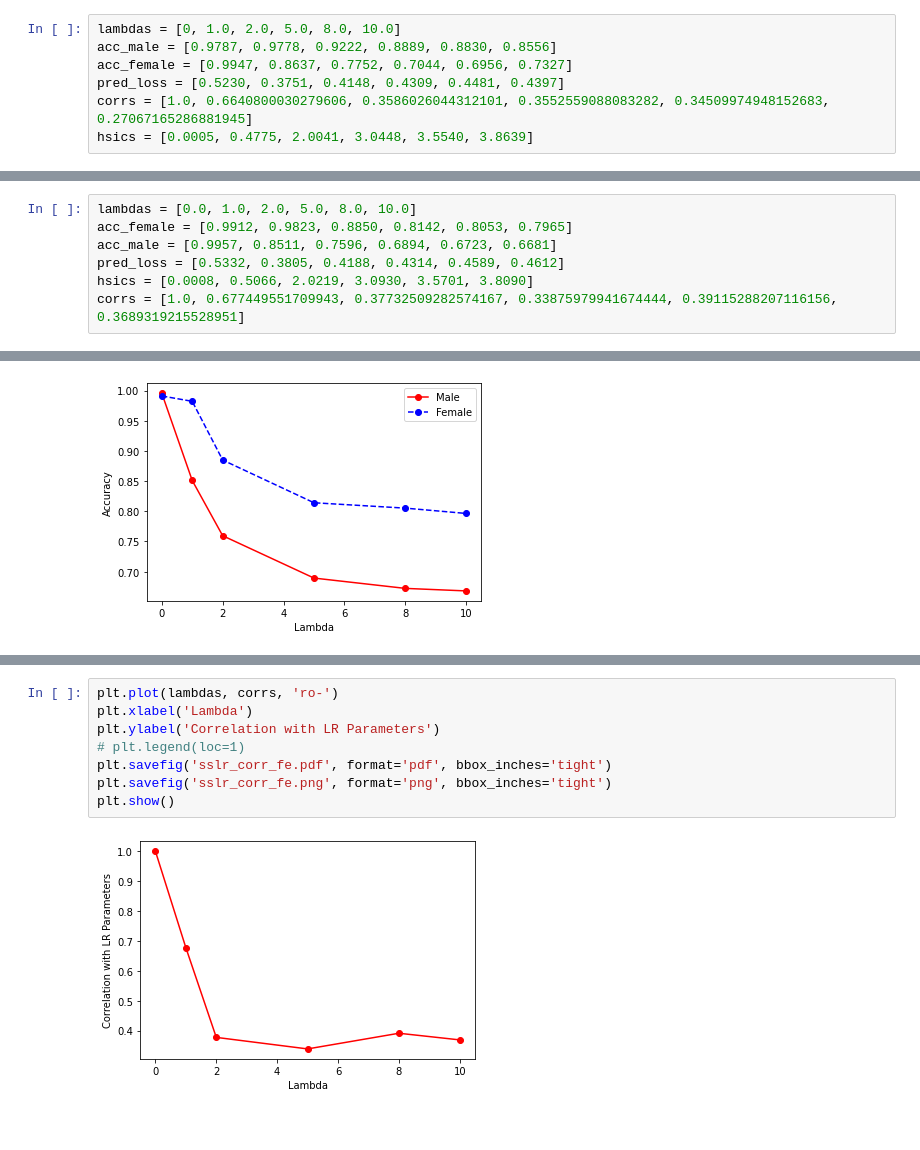
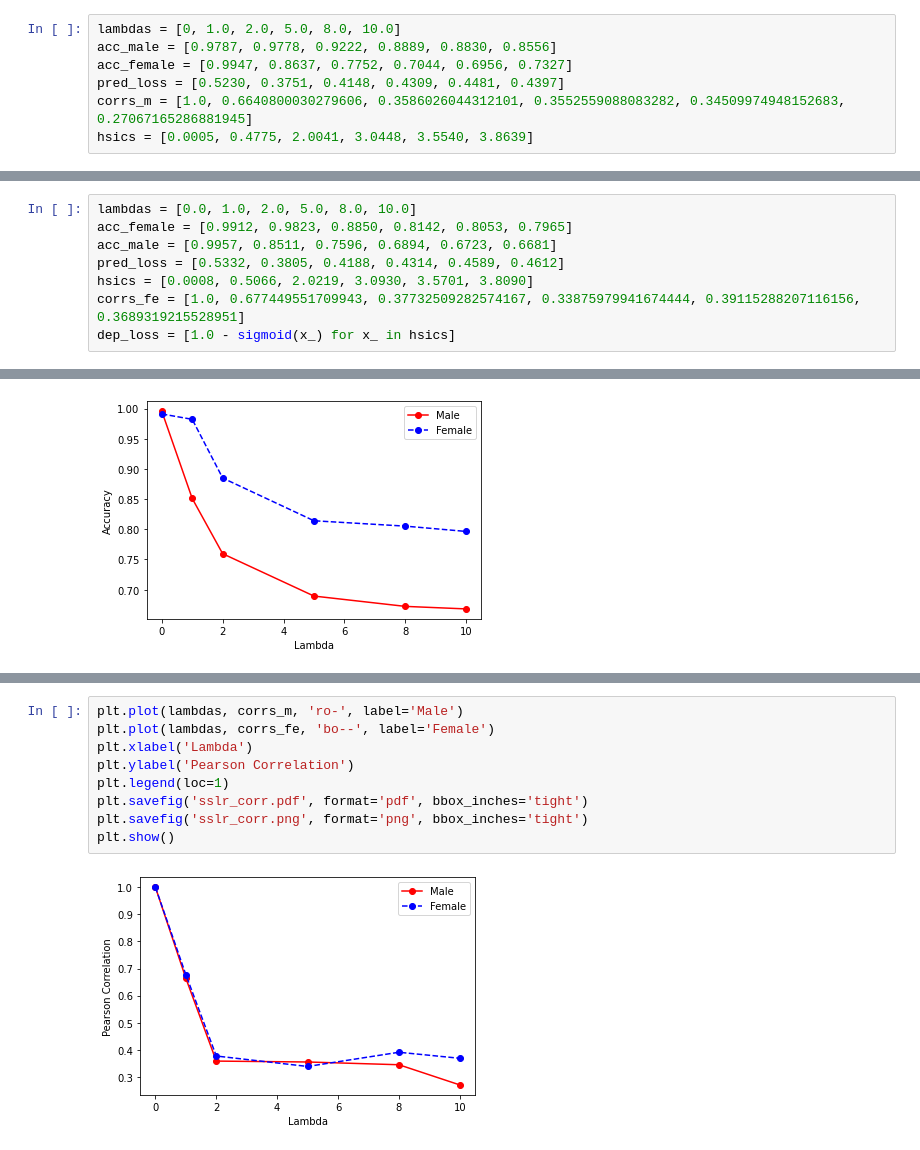
Before and after one commit to shuo-zhou/GSDA-Lateralization, a Jupyter notebook: Plot.ipynb, the cells around one changed output, grey strips where cells are left out. Drawn from its saved outputs; the diff is of its cells as text.

```diff
--- a/Plot.ipynb
+++ b/Plot.ipynb
@@ -99,5 +103,5 @@ lambdas = [0, 1.0, 2.0, 5.0, 8.0, 10.0]
 acc_male = [0.9787, 0.9778, 0.9222, 0.8889, 0.8830, 0.8556]
 acc_female = [0.9947, 0.8637, 0.7752, 0.7044, 0.6956, 0.7327]
 pred_loss = [0.5230, 0.3751, 0.4148, 0.4309, 0.4481, 0.4397]
-corrs = [1.0, 0.6640800030279606, 0.3586026044312101, 0.3552559088083282, 0.34509974948152683, 0.27067165286881945]
+corrs_m = [1.0, 0.6640800030279606, 0.3586026044312101, 0.3552559088083282, 0.34509974948152683, 0.27067165286881945]
 hsics = [0.0005, 0.4775, 2.0041, 3.0448, 3.5540, 3.8639]
@@ -150,7 +137,8 @@ acc_female = [0.9912, 0.9823, 0.8850, 0.8142, 0.8053, 0.7965]
 acc_male = [0.9957, 0.8511, 0.7596, 0.6894, 0.6723, 0.6681]
 pred_loss = [0.5332, 0.3805, 0.4188, 0.4314, 0.4589, 0.4612]
 hsics = [0.0008, 0.5066, 2.0219, 3.0930, 3.5701, 3.8090]
-corrs = [1.0, 0.677449551709943, 0.37732509282574167, 0.33875979941674444, 0.39115288207116156, 0.3689319215528951]
+corrs_fe = [1.0, 0.677449551709943, 0.37732509282574167, 0.33875979941674444, 0.39115288207116156, 0.3689319215528951]
+dep_loss = [1.0 - sigmoid(x_) for x_ in hsics]
 # %%
 plt.plot(lambdas, acc_male, 'ro-', label='Male')
 plt.plot(lambdas, acc_female, 'bo--', label='Female')
@@ -185,10 +164,11 @@ plt.show()
 # %%
-plt.plot(lambdas, corrs, 'ro-')
+plt.plot(lambdas, corrs_m, 'ro-', label='Male')
+plt.plot(lambdas, corrs_fe, 'bo--', label='Female')
 plt.xlabel('Lambda')
-plt.ylabel('Correlation with LR Parameters')
-# plt.legend(loc=1)
-plt.savefig('sslr_corr_fe.pdf', format='pdf', bbox_inches='tight')
-plt.savefig('sslr_corr_fe.png', format='png', bbox_inches='tight')
+plt.ylabel('Pearson Correlation')
+plt.legend(loc=1)
+plt.savefig('sslr_corr.pdf', format='pdf', bbox_inches='tight')
+plt.savefig('sslr_corr.png', format='png', bbox_inches='tight')
 plt.show()
 # %% [output]
-[figure, old version]
+[figure, new version]
```
Also changed, not shown: parts of 7 cells of this notebook.
